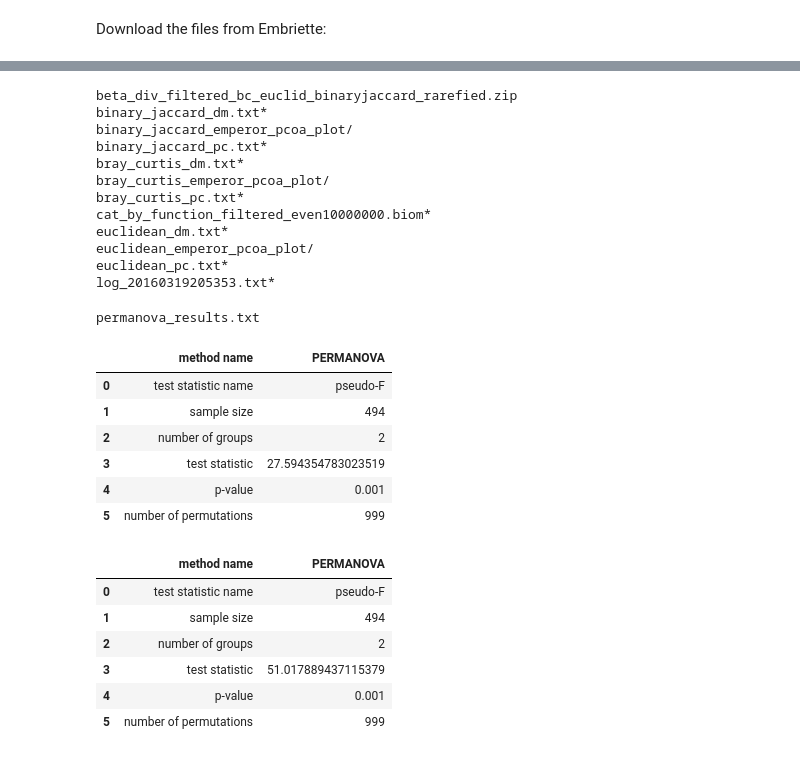
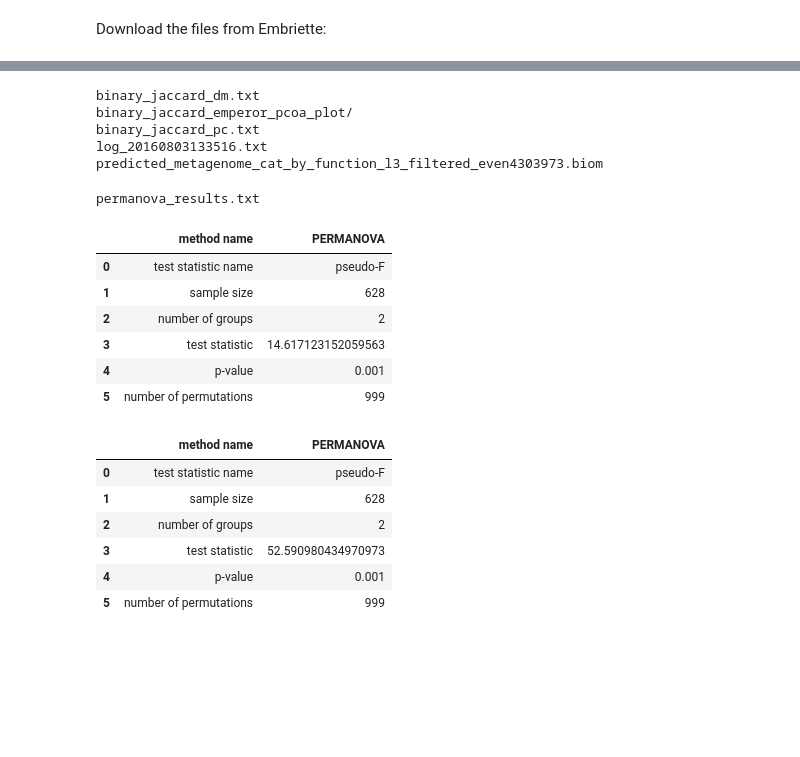
Before and after one commit to ElDeveloper/dogs, a Jupyter notebook: notebooks/9-picrust.ipynb, the cells around one changed output, grey strips where cells are left out. Saved outputs shown, nothing was run; the diff lists cells and outputs as text; code cells hidden in the pictures; blank space fills up the shorter version.

Commit message:
Update files to use a newer table

```diff
--- a/notebooks/9-picrust.ipynb
+++ b/notebooks/9-picrust.ipynb
@@ -34,16 +32,9 @@ mapname:  conversion of  failed
 # %%
-ls combined-gevers-suchodolski/picrust/
+ls combined-gevers-suchdolski/picrust
 # %% [output]
-beta_div_filtered_bc_euclid_binaryjaccard_rarefied.zip
-binary_jaccard_dm.txt*
+binary_jaccard_dm.txt
 binary_jaccard_emperor_pcoa_plot/
-binary_jaccard_pc.txt*
-bray_curtis_dm.txt*
-bray_curtis_emperor_pcoa_plot/
-bray_curtis_pc.txt*
-cat_by_function_filtered_even10000000.biom*
-euclidean_dm.txt*
-euclidean_emperor_pcoa_plot/
-euclidean_pc.txt*
-log_20160319205353.txt*
+binary_jaccard_pc.txt
+log_20160803133516.txt
+predicted_metagenome_cat_by_function_l3_filtered_even4303973.biom
 # %%
@@ -64,26 +56,26 @@ ls combined-gevers-suchodolski/picrust/permanova-res-IBD_STATUS/
 # %% [output]
 permanova_results.txt
 # %%
-pd.read_csv('combined-gevers-suchodolski/picrust/permanova-res-IBD_STATUS/permanova_results.txt', sep='\t')
+pd.read_csv('combined-gevers-suchdolski/picrust/permanova-res-IBD_STATUS/permanova_results.txt', sep='\t')
 # %% [output]
 |  | method name | PERMANOVA |
 | 0 | test statistic name | pseudo-F |
-| 1 | sample size | 494 |
+| 1 | sample size | 628 |
 | 2 | number of groups | 2 |
-| 3 | test statistic | 27.594354783023519 |
+| 3 | test statistic | 14.617123152059563 |
 | 4 | p-value | 0.001 |
 | 5 | number of permutations | 999 |
 # %%
-!compare_categories.py --method permanova -i combined-gevers-suchodolski/picrust/binary_jaccard_dm.txt \
--m combined-gevers-suchodolski/mapping-file.standardized.alpha.amended.fecal-only.combined-columns.txt \
--c HOST_COMMON_NAME -o combined-gevers-suchodolski/picrust/permanova-res-HOST_COMMON_NAME
+!compare_categories.py --method permanova -i combined-gevers-suchdolski/picrust/binary_jaccard_dm.txt \
+-m combined-gevers-suchdolski/mapping-file.standardized.alpha.amended.fecal-only.combined-columns.txt \
+-c HOST_COMMON_NAME -o combined-gevers-suchdolski/picrust/permanova-res-HOST_COMMON_NAME
 
-pd.read_csv('combined-gevers-suchodolski/picrust/permanova-res-HOST_COMMON_NAME/permanova_results.txt', sep='\t')
+pd.read_csv('combined-gevers-suchdolski/picrust/permanova-res-HOST_COMMON_NAME/permanova_results.txt', sep='\t')
 # %% [output]
 |  | method name | PERMANOVA |
 | 0 | test statistic name | pseudo-F |
-| 1 | sample size | 494 |
+| 1 | sample size | 628 |
 | 2 | number of groups | 2 |
-| 3 | test statistic | 51.017889437115379 |
+| 3 | test statistic | 52.590980434970973 |
 | 4 | p-value | 0.001 |
 | 5 | number of permutations | 999 |
```
Also changed, not shown: parts of 7 cells of this notebook, 11 other files.
